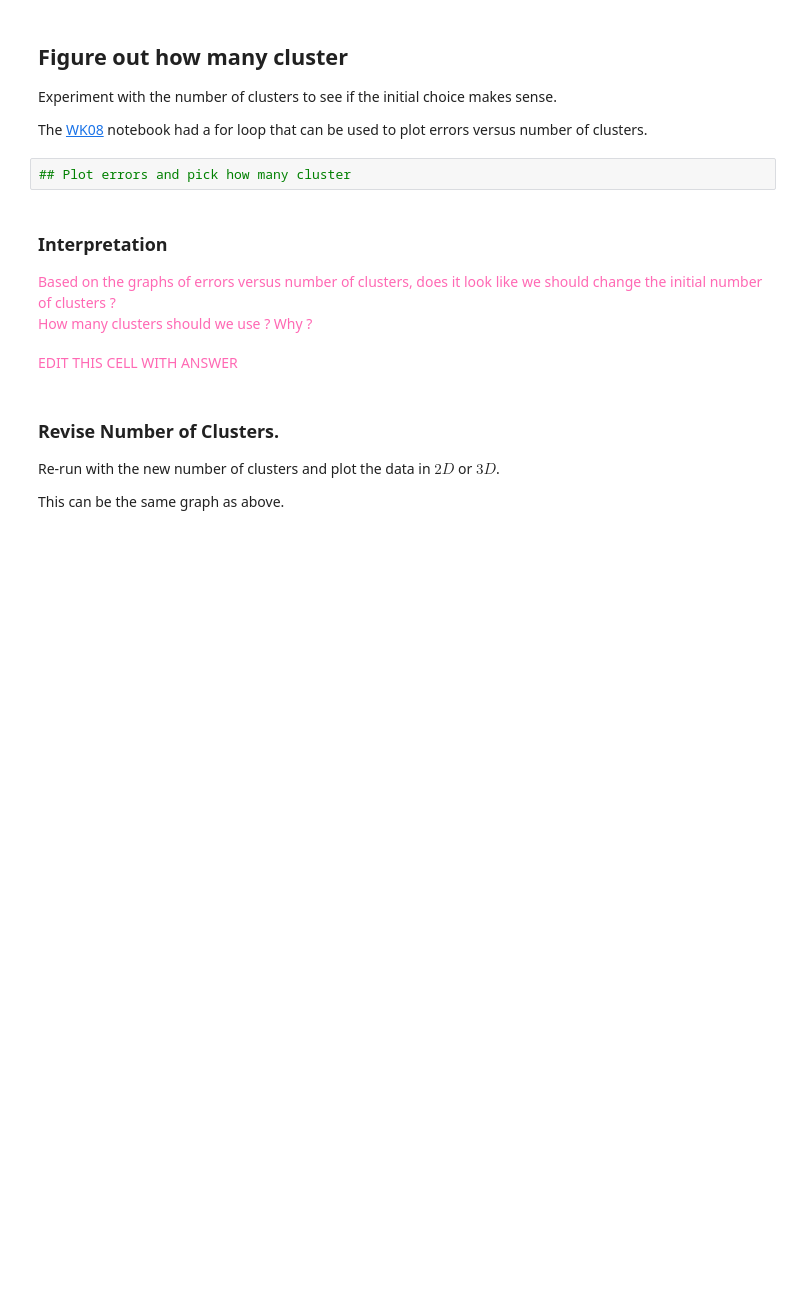
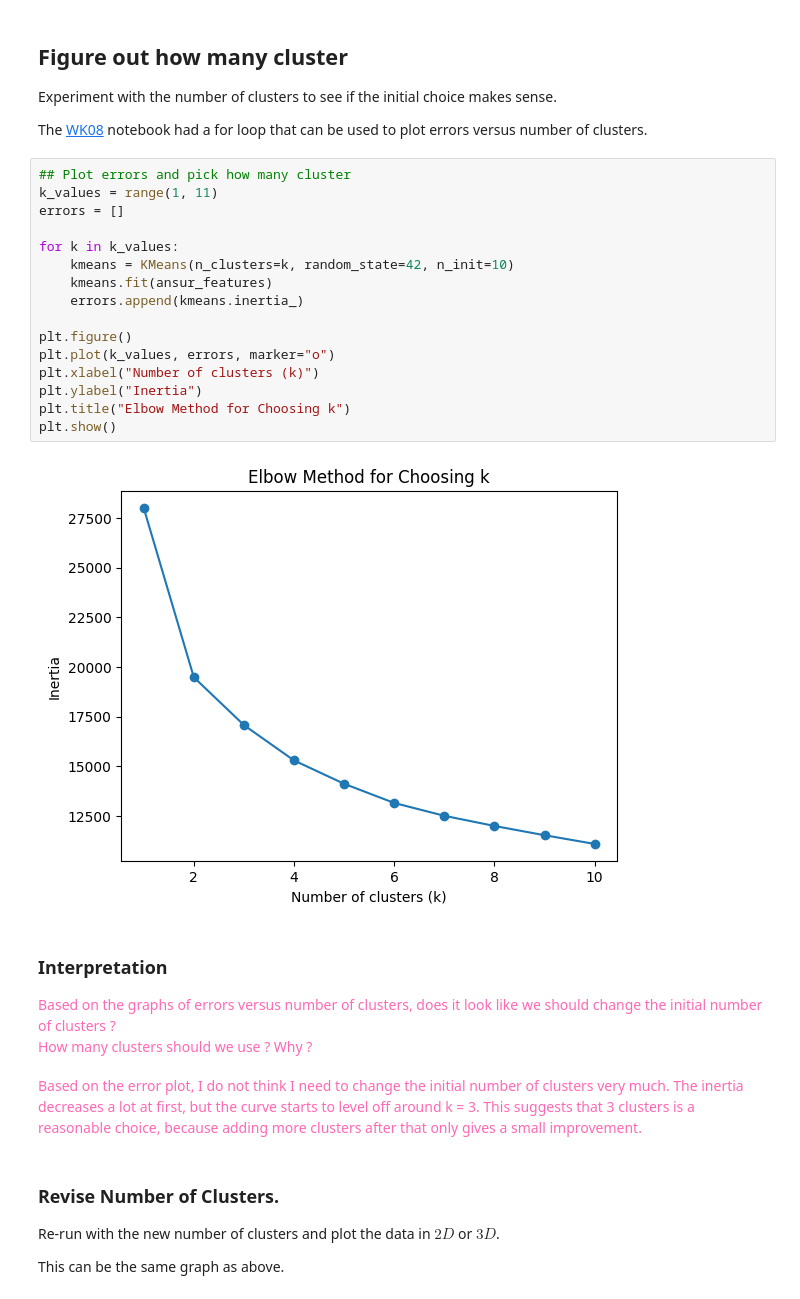
Before and after one commit to Seoyoung-2026S-AML/Homework08, a Jupyter notebook: Homework08.ipynb, the cells around one changed output. Cells and saved outputs as stored; diff of their text form; blank space fills up the shorter version.

```diff
--- a/Homework08.ipynb
+++ b/Homework08.ipynb
@@ -136,8 +185,24 @@ Do the clusters make sense ? Do they look balanced ?
 Experiment with the number of clusters to see if the initial choice makes sense.
 
 The [WK08](https://github.com/PSAM-5020-2026S-A/WK08) notebook had a for loop that can be used to plot errors versus number of clusters.
-# %%
-## Plot errors and pick how many cluster
+# %%
+## Plot errors and pick how many cluster
+k_values = range(1, 11)
+errors = []
+
+for k in k_values:
+    kmeans = KMeans(n_clusters=k, random_state=42, n_init=10)
+    kmeans.fit(ansur_features)
+    errors.append(kmeans.inertia_)
+
+plt.figure()
+plt.plot(k_values, errors, marker="o")
+plt.xlabel("Number of clusters (k)")
+plt.ylabel("Inertia")
+plt.title("Elbow Method for Choosing k")
+plt.show()
+# %% [output]
+[figure, added]
 # %% [markdown]
 ### Interpretation
 
@@ -145,8 +210,8 @@ The [WK08](https://github.com/PSAM-5020-2026S-A/WK08) notebook had a for loop th
 Based on the graphs of errors versus number of clusters, does it look like we should change the initial number of clusters ?<br>
 How many clusters should we use ? Why ?
 </span>
-# %% [markdown]
-<span style="color:hotpink;">EDIT THIS CELL WITH ANSWER</span>
+# %% [markdown]
+<span style="color:hotpink;"> Based on the error plot, I do not think I need to change the initial number of clusters very much. The inertia decreases a lot at first, but the curve starts to level off around k = 3. This suggests that 3 clusters is a reasonable choice, because adding more clusters after that only gives a small improvement.</span>
 # %% [markdown]
 ### Revise Number of Clusters.
 
```
Also changed, not shown: parts of 16 cells of this notebook.
